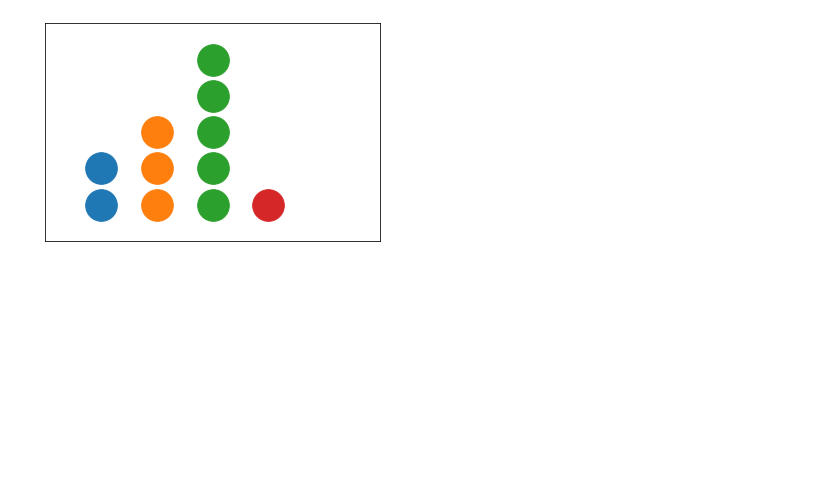
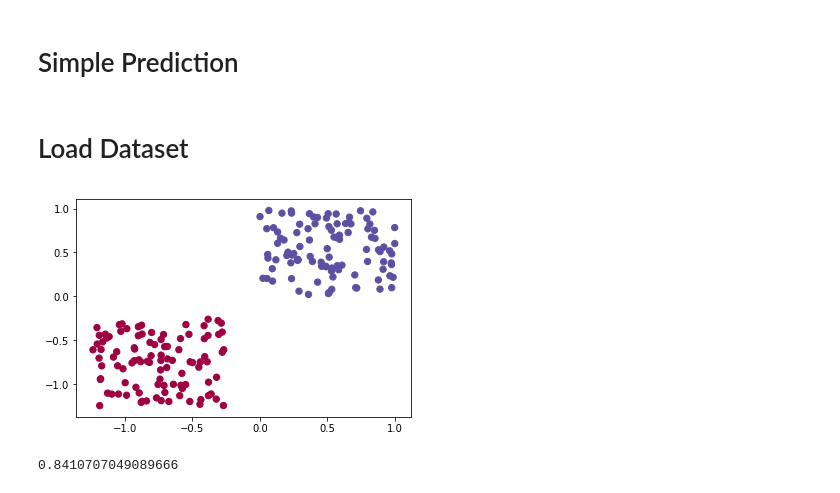
Before and after one commit to AleksandrGontcharov/neuralnetwork, a Jupyter notebook: neural_network_tutorial.ipynb, the cells around one changed output. Cells and saved outputs as stored; diff of their text form; code cells hidden in the pictures; blank space fills up the shorter version.

```diff
--- a/neural_network_tutorial.ipynb
+++ b/neural_network_tutorial.ipynb
@@ -29,4 +17,2 @@ mynetwork.layers
-# %%
-mynetwork.summary()
-# %% [output]
-[figure, removed]
+# %% [markdown]
+# Simple Prediction
@@ -32,0 +23,7 @@ mynetwork.summary()
+# %% [markdown]
+# Load Dataset
+# %%
+X,Y = blobs.load_data()
+blobs.graph(X,Y)
+# %% [output]
+[figure, added]
@@ -32,0 +33,4 @@ mynetwork.summary()
+# %%
+mynetwork.binary_crossentropy_loss(X,Y)
+# %% [output]
+0.8410707049089666
```
Also changed, not shown: parts of 3 cells of this notebook, 3 other files.
